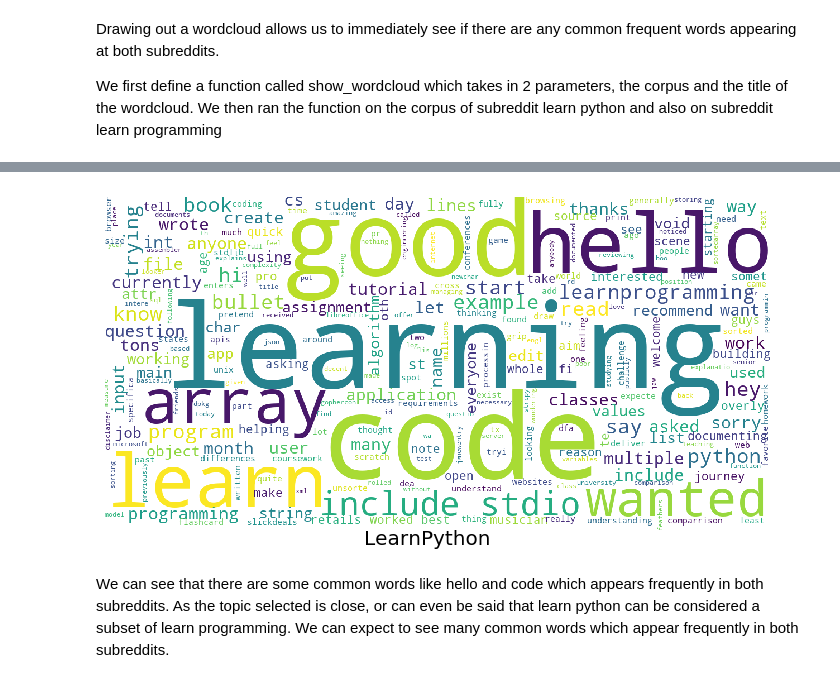
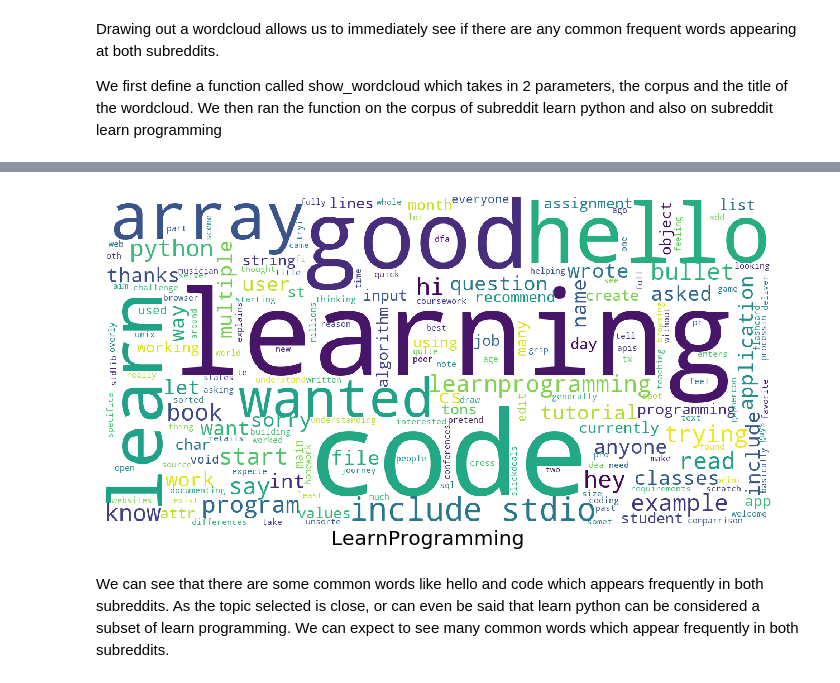
Before and after one commit to LingChongGold/NLP-and-Classification-Project, a Jupyter notebook: 2_model_prepping_and_modelling.ipynb, the cells around one changed output, grey strips where cells are left out. Drawn from its saved outputs; the diff is of its cells as text; code cells hidden in the pictures.

```diff
--- a/2_model_prepping_and_modelling.ipynb
+++ b/2_model_prepping_and_modelling.ipynb
@@ -91,7 +91,7 @@ show_wordcloud(combined_df['selftext'][combined_df['subreddit'] == 1], 'LearnPyt
 # %%
-show_wordcloud(combined_df['selftext'][combined_df['subreddit'] == 0], 'LearnPython')
+show_wordcloud(combined_df['selftext'][combined_df['subreddit'] == 0], 'LearnProgramming')
 # %% [output]
-[figure, old version]
+[figure, new version]
 # %% [markdown]
 We can see that there are some common words like hello and code which appears frequently in both subreddits. As the topic selected is close, or can even be said that learn python can be considered a subset of learn programming. We can expect to see many common words which appear frequently in both subreddits.
 # %% [markdown]
```
Also changed, not shown: parts of 2 cells of this notebook.
